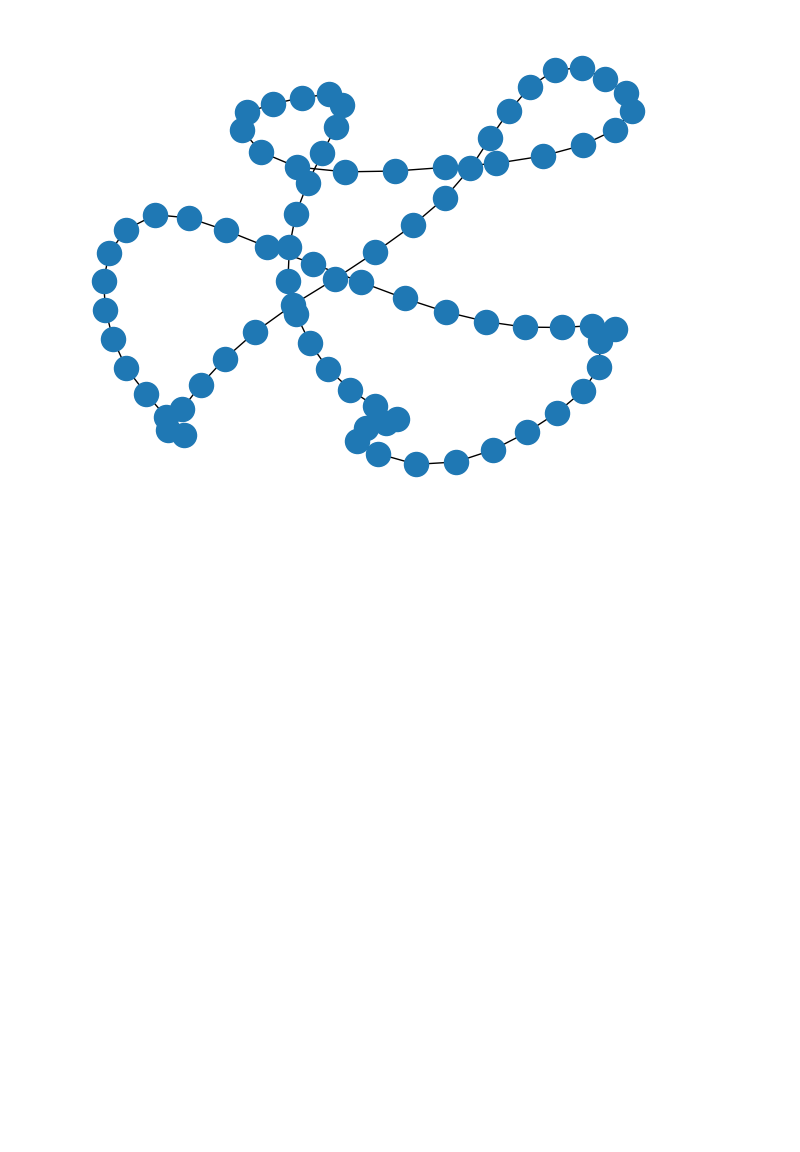
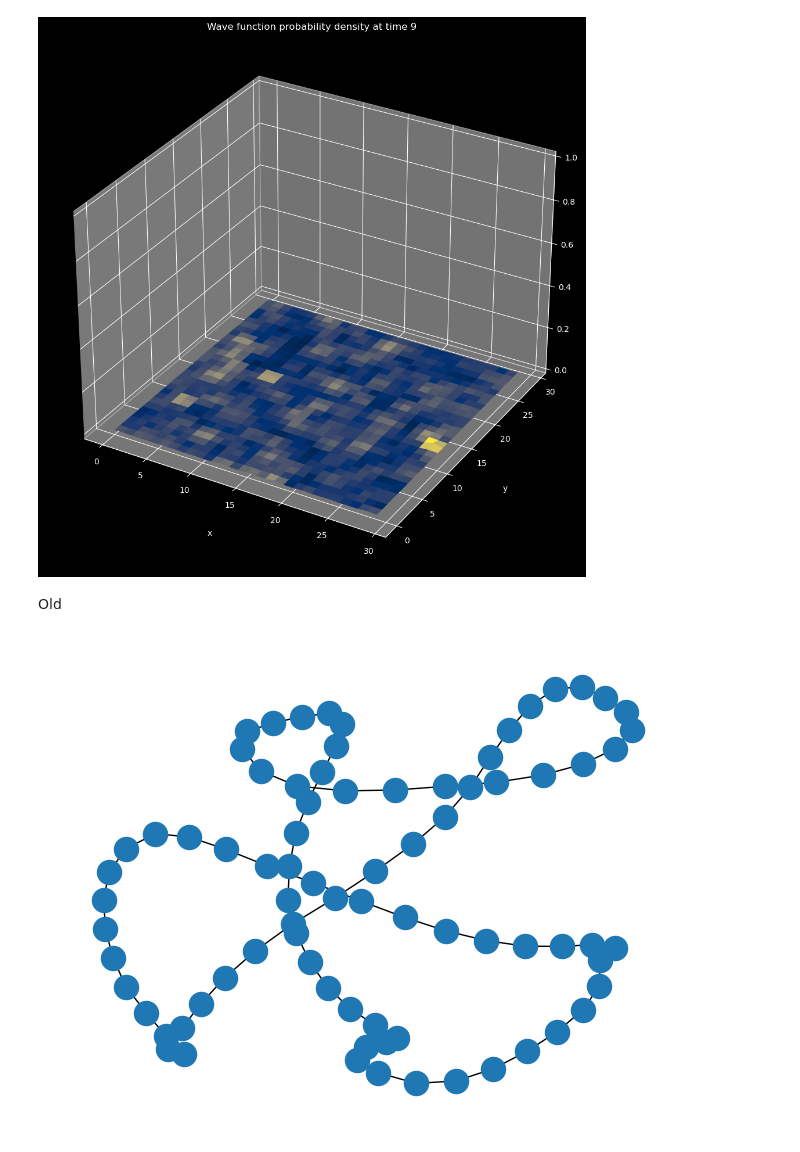
Before and after one commit to ravikoka/qgraph, a Jupyter notebook: refactor_classes.ipynb, the cells around one changed output. Cells and saved outputs as stored; diff of their text form; code cells hidden in the pictures; blank space fills up the shorter version.

```diff
--- a/refactor_classes.ipynb
+++ b/refactor_classes.ipynb
@@ -1,3 +25,9 @@
+# %%
+plot_lattice_pdf(anderson_lattice=anderson_lattice, time=9)
+# %% [output]
+[figure, added]
+# %% [markdown]
+Old
 # %%
 import numpy as np
 import networkx as nx
```
Also changed, not shown: parts of 4 cells of this notebook, 3 other files.
